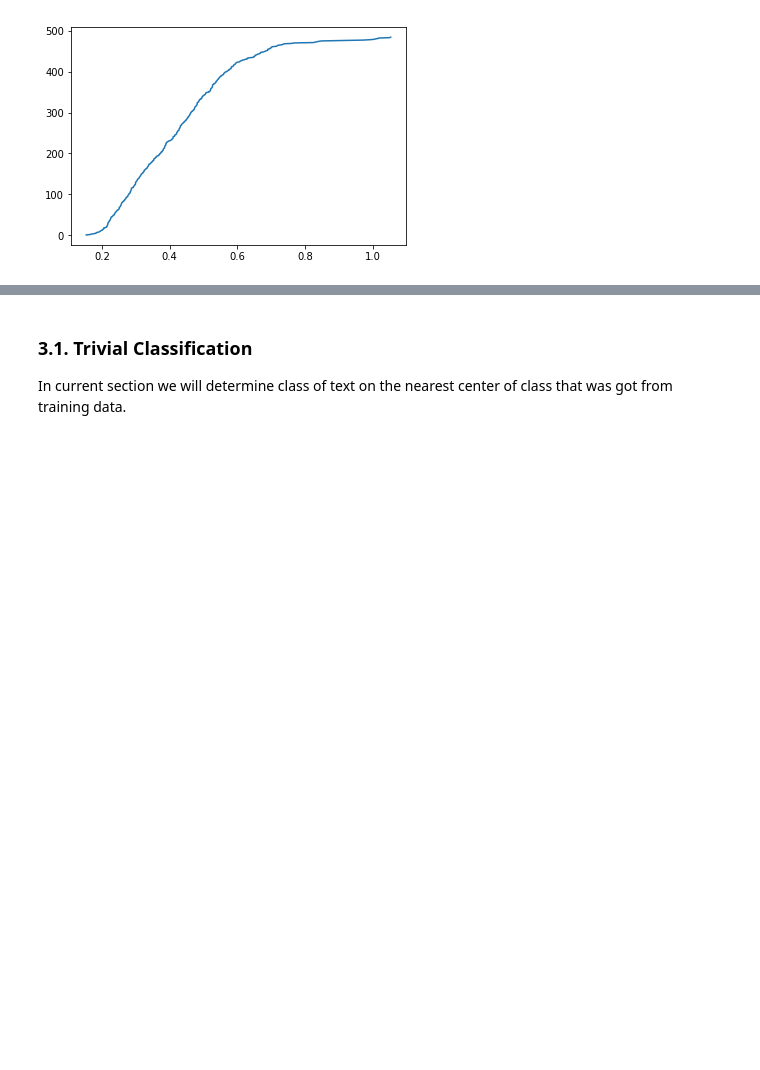
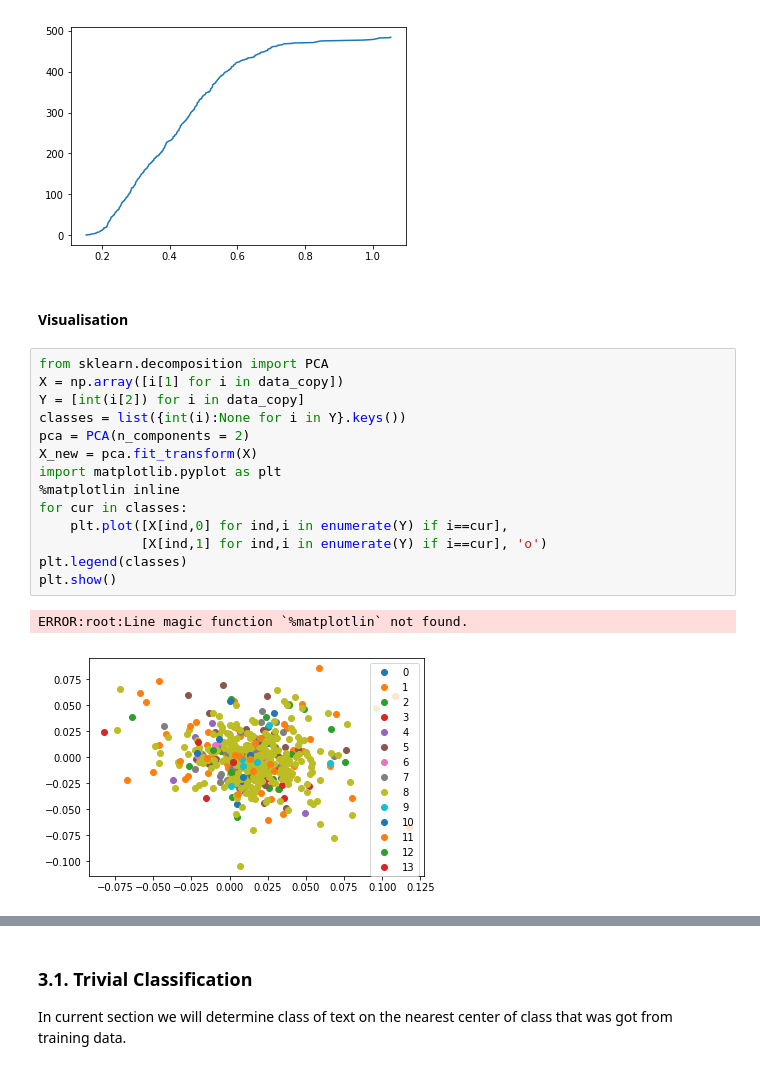
Before and after one commit to ASEDOS999/SearchScript, a Jupyter notebook: SemanticAnalysis/Experiments/TextsClusters/Clusterization.ipynb, the cells around one changed output, grey strips where cells are left out. Saved outputs shown, nothing was run; the diff lists cells and outputs as text; blank space fills up the shorter version.

Commit message:
Add visualisation

```diff
--- a/SemanticAnalysis/Experiments/TextsClusters/Clusterization.ipynb
+++ b/SemanticAnalysis/Experiments/TextsClusters/Clusterization.ipynb
@@ -213,3 +214,22 @@ plt.plot(distances, y)
 plt.show()
 # %% [output]
 [figure]
+# %% [markdown]
+#### Visualisation
+# %%
+from sklearn.decomposition import PCA
+X = np.array([i[1] for i in data_copy])
+Y = [int(i[2]) for i in data_copy]
+classes = list({int(i):None for i in Y}.keys())
+pca = PCA(n_components = 2)
+X_new = pca.fit_transform(X)
+import matplotlib.pyplot as plt
+%matplotlin inline
+for cur in classes:
+    plt.plot([X[ind,0] for ind,i in enumerate(Y) if i==cur],
+             [X[ind,1] for ind,i in enumerate(Y) if i==cur], 'o')
+plt.legend(classes)
+plt.show()
+# %% [output]
+ERROR:root:Line magic function `%matplotlin` not found.
+[figure, added]
```
Also changed, not shown: parts of 5 cells of this notebook.
